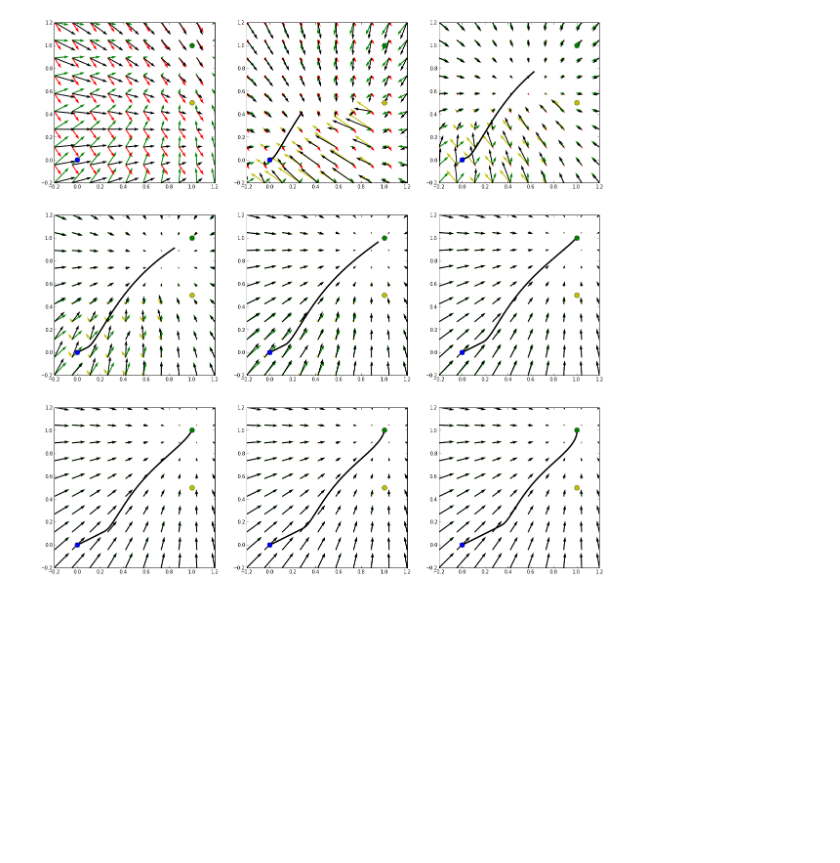
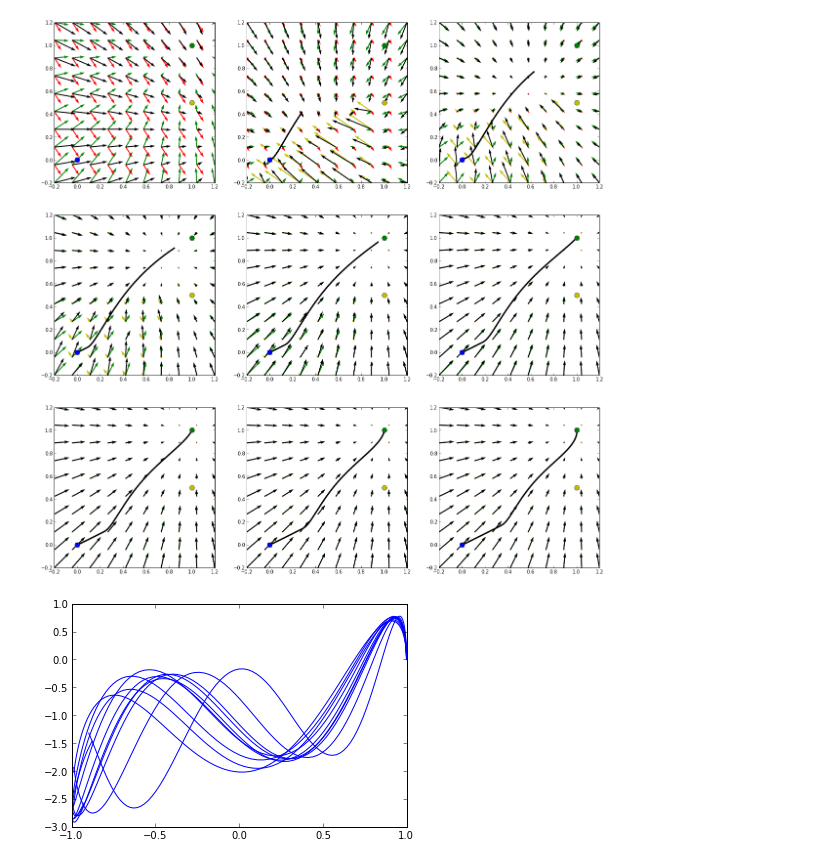
Before and after one commit to AlexanderFabisch/PyDMP, a Jupyter notebook: DMP.ipynb, the cells around one changed output. Drawn from its saved outputs; the diff is of its cells as text; code cells hidden in the pictures; blank space fills up the shorter version.

```diff
--- a/DMP.ipynb
+++ b/DMP.ipynb
@@ -152,3 +152,21 @@ for t in list(range(1, n_steps, n_gap))[:-1]:
     plot(o[0], o[1], "o", color="y", markersize=10)
 # %% [output]
 [figure]
+# %%
+n_steps = 100
+n_demos = 10
+
+def generate_demo(n_steps):
+    r1 = random.randn() * 0.1
+    r2 = random.randn() * 0.1
+    time = linspace(0, 1, n_steps)
+    X = ndarray((n_steps, 2))
+    X[:, 0] = cos((1+r1) * pi*time)
+    X[:, 1] = sin((1+r2) * 4*pi*time)-2*linspace(0, 1, n_steps)
+    return X
+
+demos = array([generate_demo(n_steps) for _ in xrange(n_demos)])
+for demo in demos:
+    plot(demo[:, 0], demo[:, 1], color="b")
+# %% [output]
+[figure, added]
```
Also changed, not shown: parts of 1 cell of this notebook.
